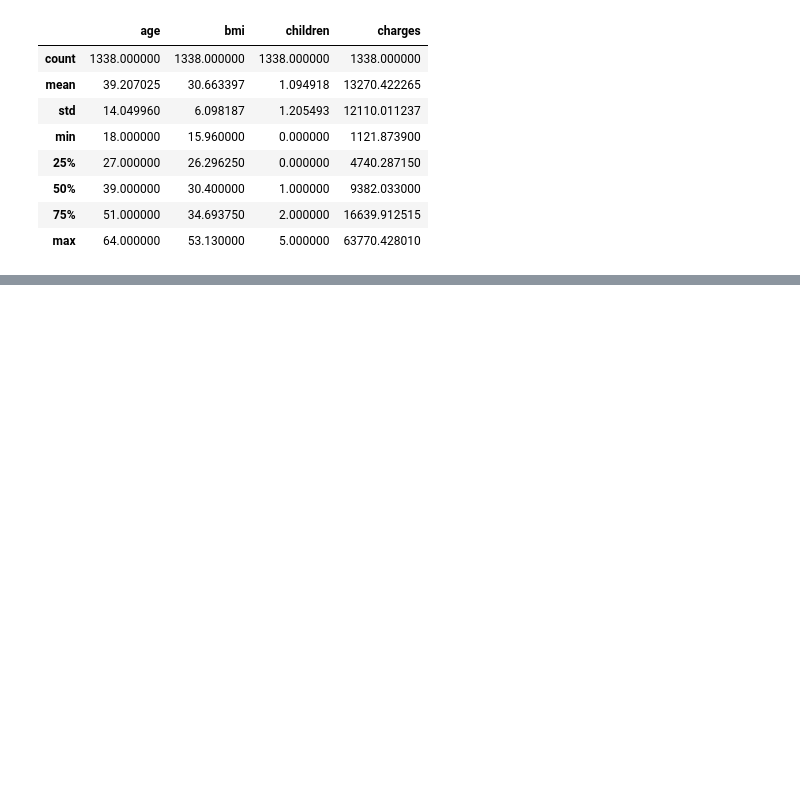
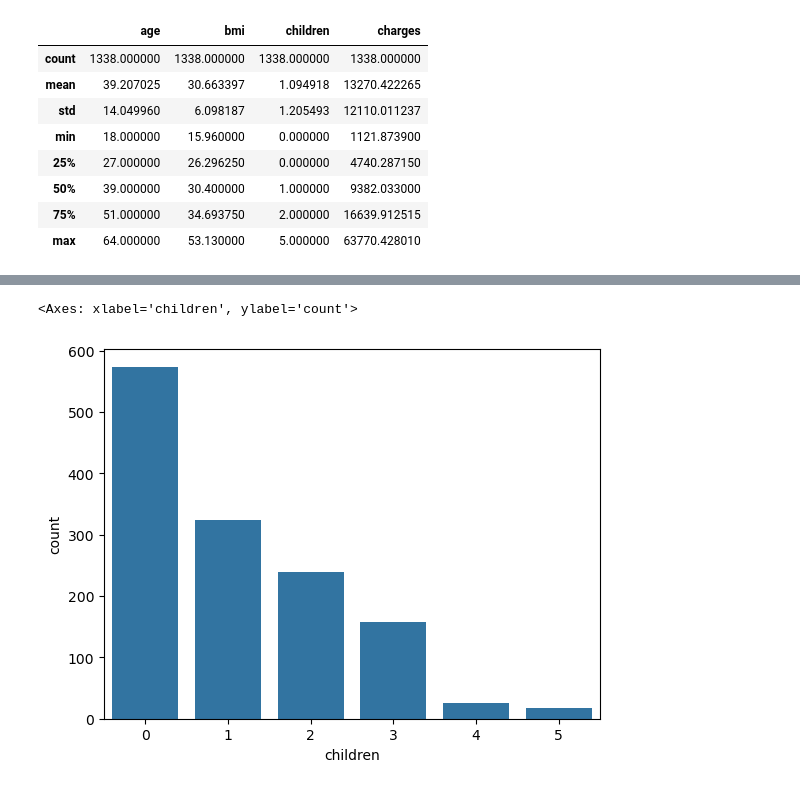
Before and after one commit to khushishahs02/exploratory-data-analysis, a Jupyter notebook: insurance/insurance.ipynb, the cells around one changed output, grey strips where cells are left out. Drawn from its saved outputs; the diff is of its cells as text; code cells hidden in the pictures; blank space fills up the shorter version.

```diff
--- a/insurance/insurance.ipynb
+++ b/insurance/insurance.ipynb
@@ -90,0 +100,6 @@ plt.show()
+# %%
+#children's hostogram doesnt give much insight, so we will use the countplot for it
+sns.countplot(x = data['children'])
+# %% [output]
+<Axes: xlabel='children', ylabel='count'>
+[figure, added]
```
Also changed, not shown: parts of 9 cells of this notebook.
